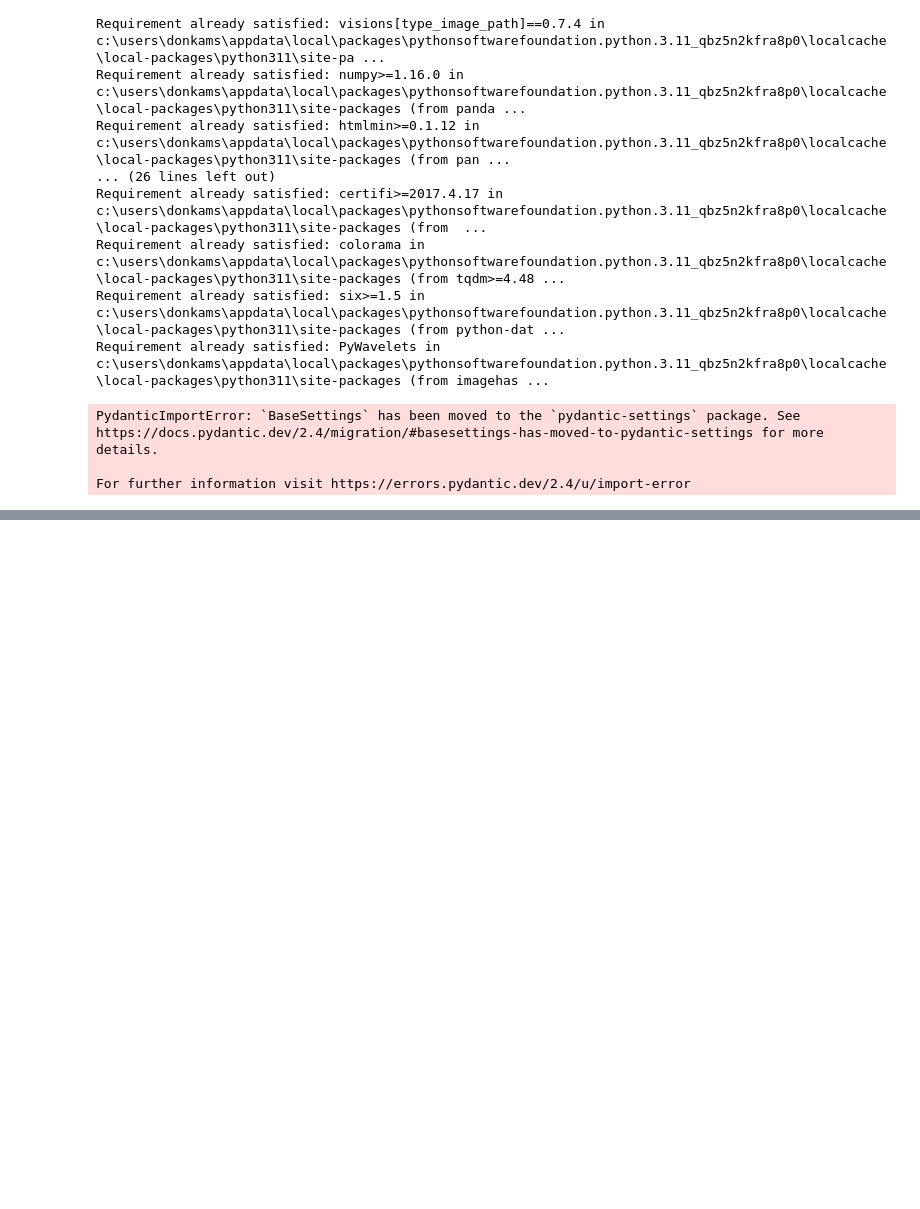
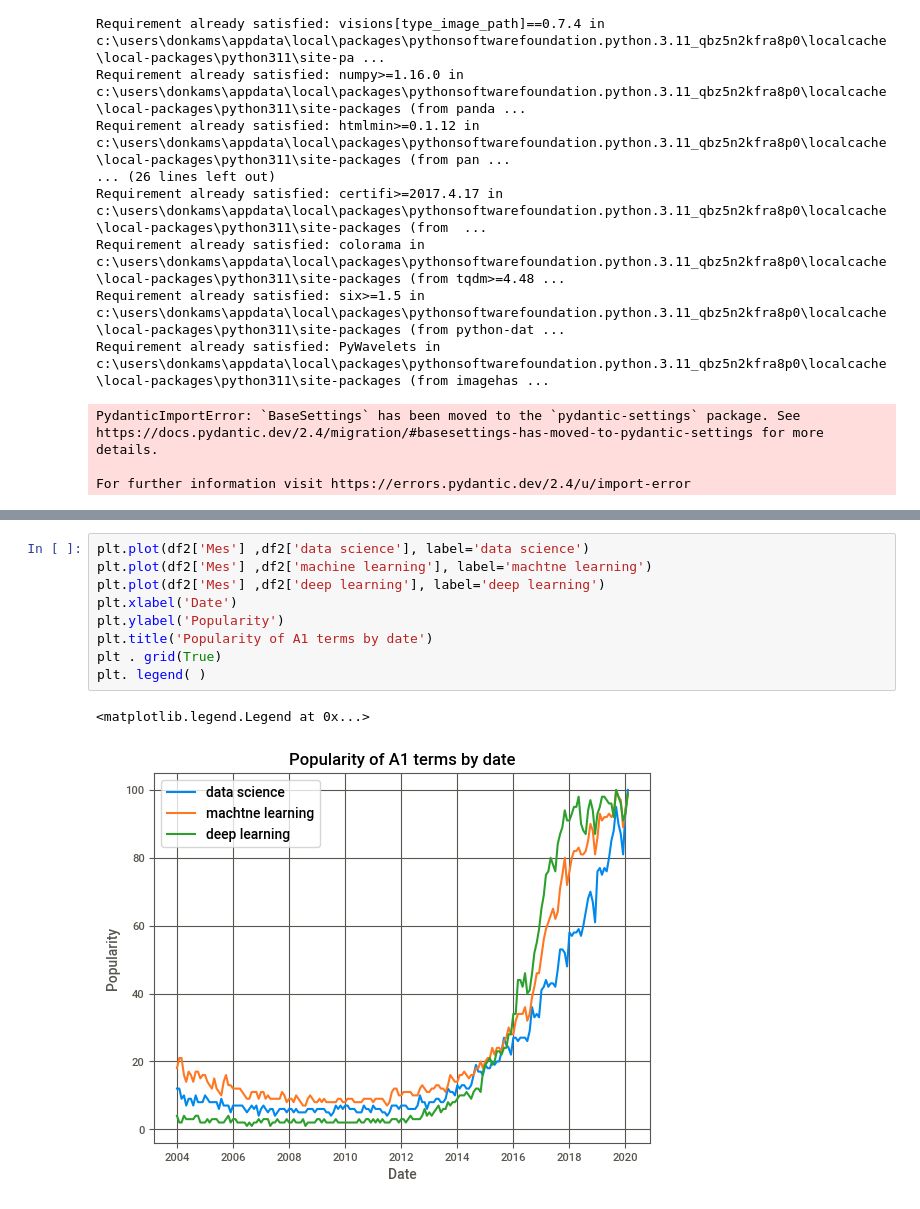
Before and after one commit to Gbekoilias/STAGE-B-EXERCISE, a Jupyter notebook: Popularidad/DSLCS_2.ipynb, the cells around one changed output, grey strips where cells are left out. Drawn from its saved outputs; the diff is of its cells as text; blank space fills up the shorter version.

```diff
--- a/Popularidad/DSLCS_2.ipynb
+++ b/Popularidad/DSLCS_2.ipynb
@@ -205,0 +320,12 @@ For further information visit https://errors.pydantic.dev/2.4/u/import-error
+# %%
+plt.plot(df2['Mes'] ,df2['data science'], label='data science')
+plt.plot(df2['Mes'] ,df2['machine learning'], label='machtne learning')
+plt.plot(df2['Mes'] ,df2['deep learning'], label='deep learning')
+plt.xlabel('Date')
+plt.ylabel('Popularity')
+plt.title('Popularity of A1 terms by date')
+plt . grid(True)
+plt. legend( )
+# %% [output]
+<matplotlib.legend.Legend at 0x...>
+[figure, added]
```
Also changed, not shown: parts of 23 cells of this notebook.
